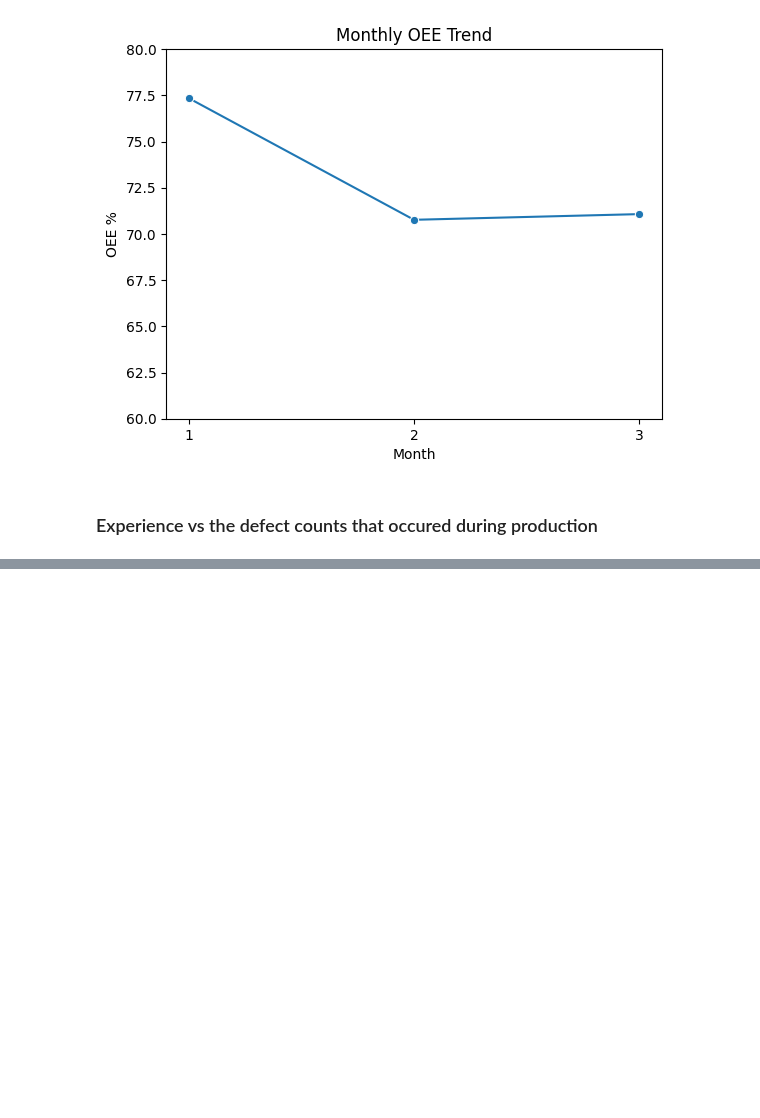
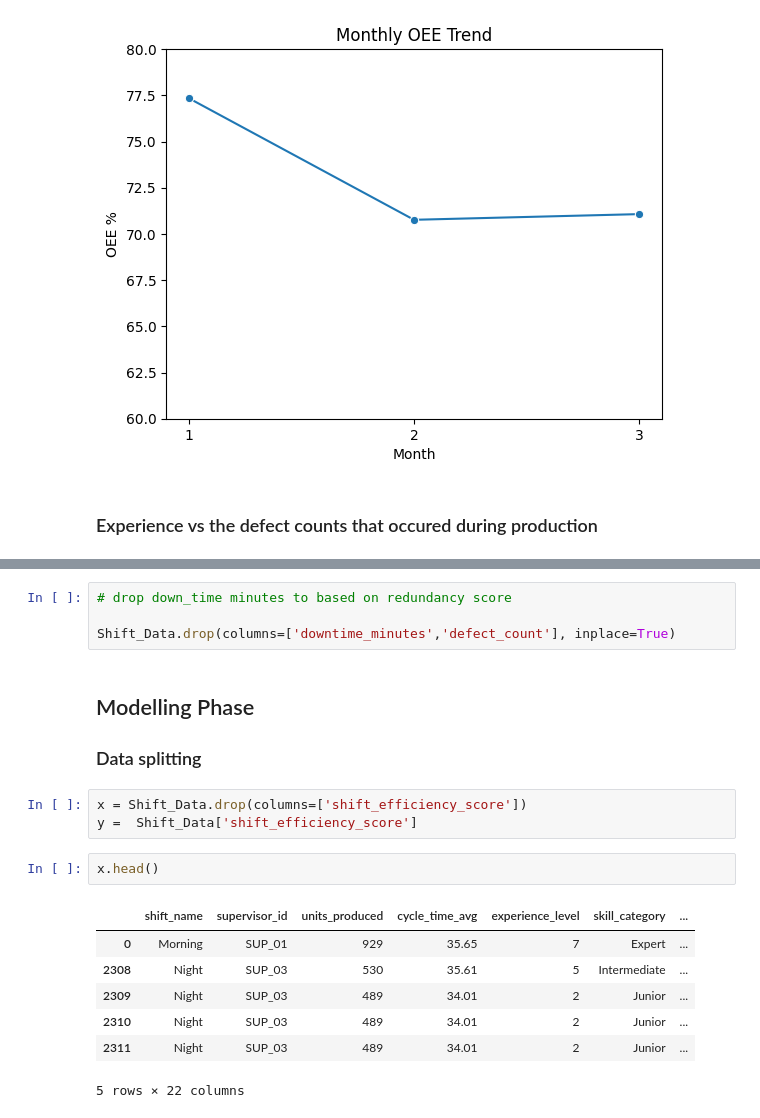
Before and after one commit to NiiNarku/Shift-Ops-Optimizer-, a Jupyter notebook: notebooks/EDA.ipynb, the cells around one changed output, grey strips where cells are left out. Cells and saved outputs as stored; diff of their text form; blank space fills up the shorter version.

Commit message:
modelling phase

```diff
--- a/notebooks/EDA.ipynb
+++ b/notebooks/EDA.ipynb
@@ -834,0 +994,20 @@ Passing `palette` without assigning `hue` is deprecated and will be removed in v
+# %%
+# drop down_time minutes to based on redundancy score
+
+Shift_Data.drop(columns=['downtime_minutes','defect_count'], inplace=True)
+# %% [markdown]
+## Modelling Phase
+### Data splitting
+# %%
+x = Shift_Data.drop(columns=['shift_efficiency_score'])
+y =  Shift_Data['shift_efficiency_score']
+# %%
+x.head()
+# %% [output]
+|  | shift_name | supervisor_id | units_produced | cycle_time_avg | experience_level | skill_category | ... |
+| 0 | Morning | SUP_01 | 929 | 35.65 | 7 | Expert | ... |
+| 2308 | Night | SUP_03 | 530 | 35.61 | 5 | Intermediate | ... |
+| 2309 | Night | SUP_03 | 489 | 34.01 | 2 | Junior | ... |
+| 2310 | Night | SUP_03 | 489 | 34.01 | 2 | Junior | ... |
+| 2311 | Night | SUP_03 | 489 | 34.01 | 2 | Junior | ... |
+5 rows × 22 columns
```
Also changed, not shown: parts of 24 cells of this notebook.
